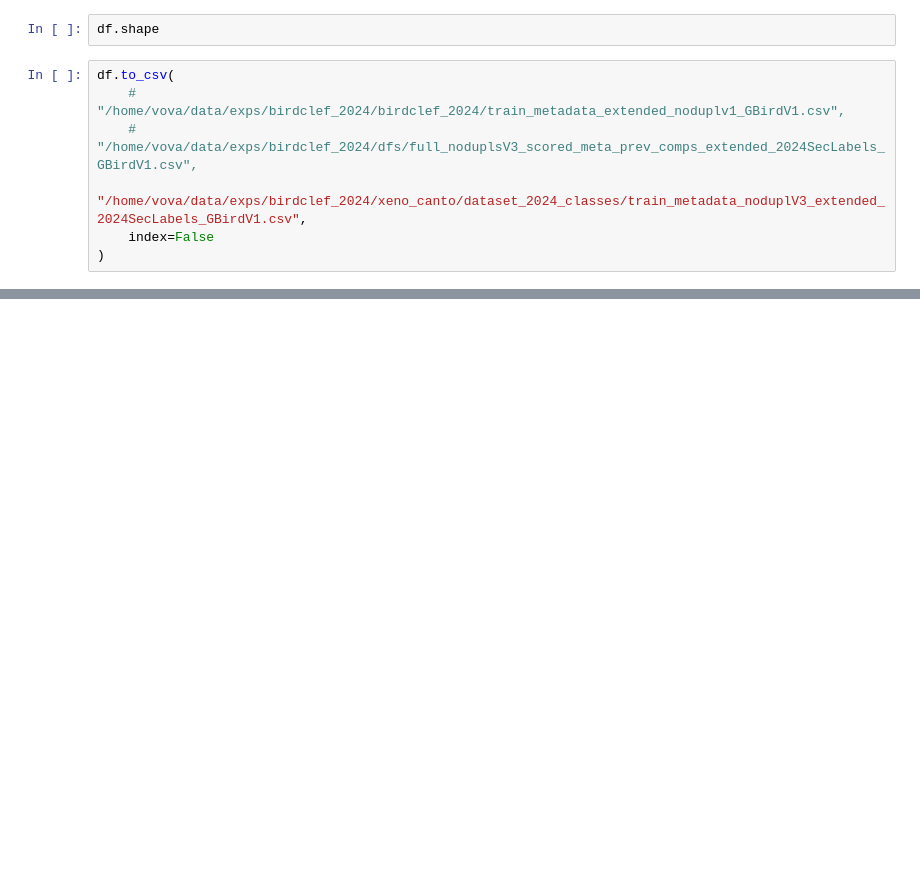
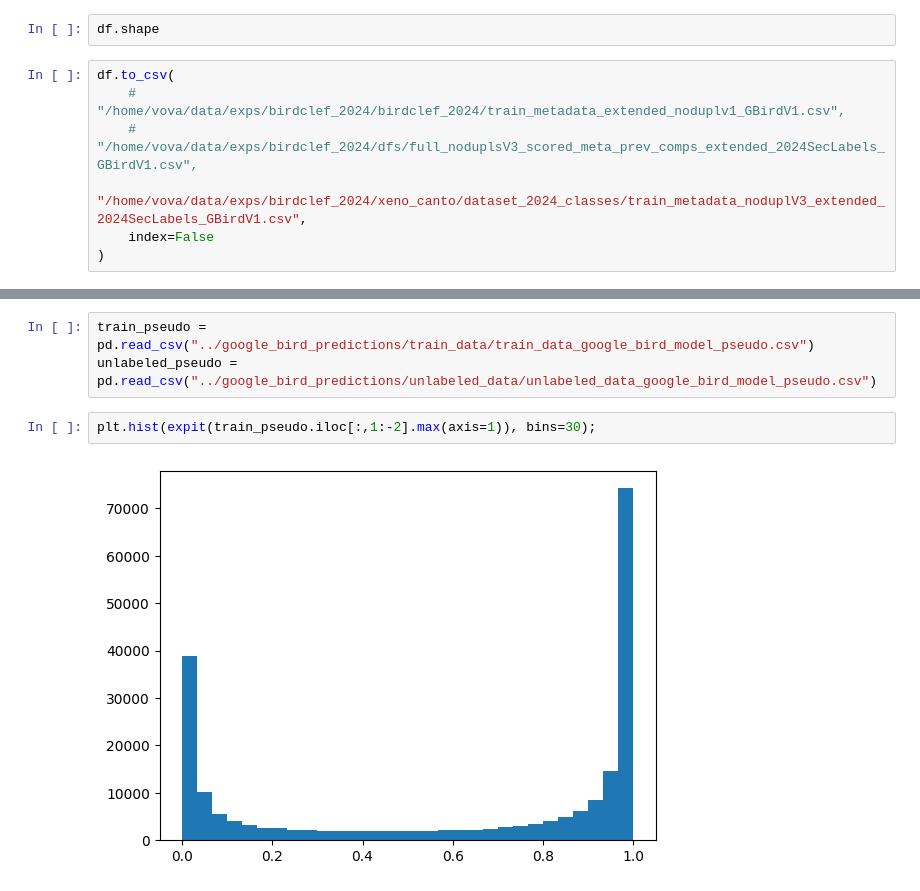
Before and after one commit to VSydorskyy/BirdCLEF_2025_2nd_place, a Jupyter notebook: notebooks/google_bird_clf.ipynb, the cells around one changed output, grey strips where cells are left out. Saved outputs shown, nothing was run; the diff lists cells and outputs as text; blank space fills up the shorter version.

```diff
--- a/notebooks/google_bird_clf.ipynb
+++ b/notebooks/google_bird_clf.ipynb
@@ -438,0 +463,7 @@ df.to_csv(
+# %%
+train_pseudo = pd.read_csv("../google_bird_predictions/train_data/train_data_google_bird_model_pseudo.csv")
+unlabeled_pseudo = pd.read_csv("../google_bird_predictions/unlabeled_data/unlabeled_data_google_bird_model_pseudo.csv")
+# %%
+plt.hist(expit(train_pseudo.iloc[:,1:-2].max(axis=1)), bins=30);
+# %% [output]
+[figure, added]
```
Also changed, not shown: parts of 30 cells of this notebook, 39 other files.
